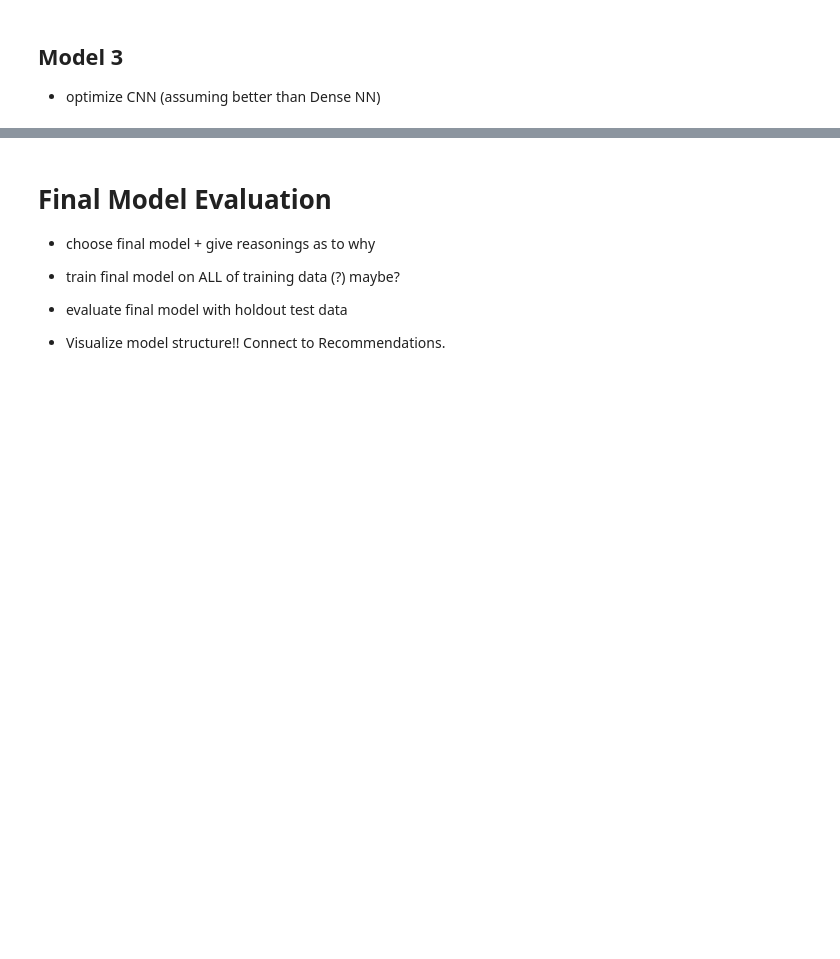
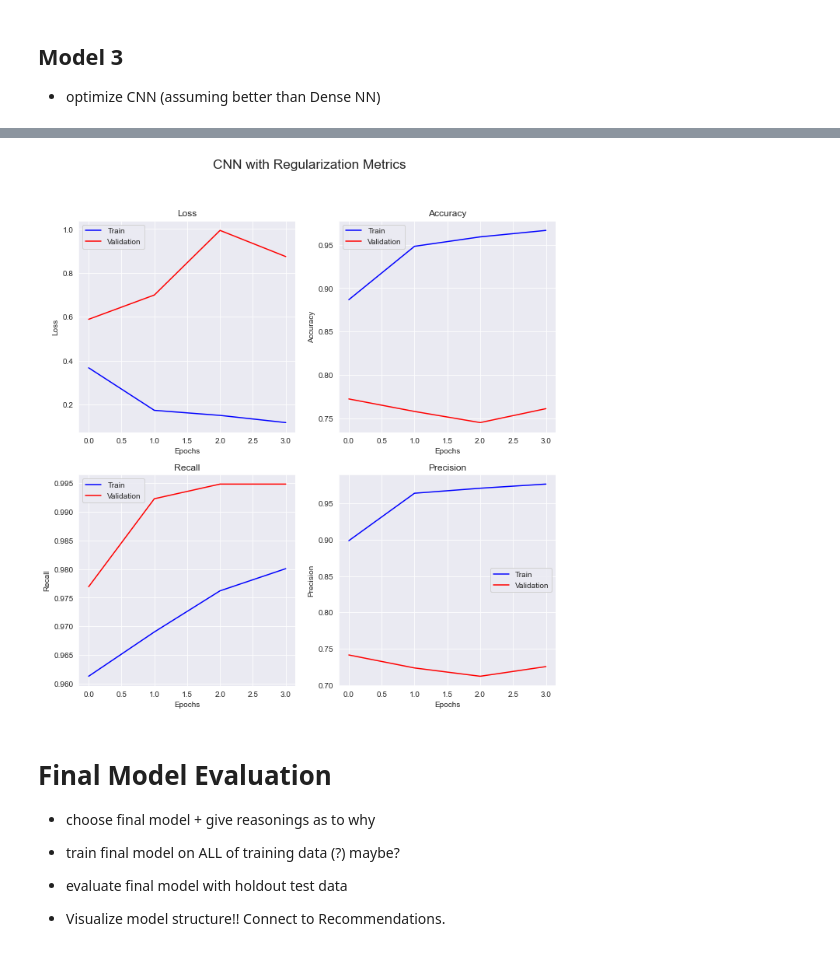
Before and after one commit to Bella3s/xray_image_classification, a Jupyter notebook: index.ipynb, the cells around one changed output, grey strips where cells are left out. Saved outputs shown, nothing was run; the diff lists cells and outputs as text; code cells hidden in the pictures; blank space fills up the shorter version.

```diff
--- a/index.ipynb
+++ b/index.ipynb
@@ -618,0 +682,21 @@ visualize_metrics(range(callback.stopped_epoch+1), train_metrics, val_metrics, '
+# %%
+# Comiple Model
+cnn_reg.compile(loss='binary_crossentropy',
+           optimizer='adam',
+           metrics=['accuracy', tf.keras.metrics.Recall(), tf.keras.metrics.Precision()])
+# %%
+start_time = time.time()
+
+# Add an Early Stopping
+callback = keras.callbacks.EarlyStopping(monitor='val_accuracy',
+                             patience=3)
+
+# Train Model
+cnn_reg_history = cnn_reg.fit(train_generator,
+                     epochs=40,
+                     validation_data = val_generator,
+                     callbacks=[callback])
+
+end_time = time.time()
+execution_time = end_time - start_time
+print('Execution Time: {}'.format(round(execution_time),2))
@@ -619,3 +713,8 @@ visualize_metrics(range(callback.stopped_epoch+1), train_metrics, val_metrics, '
+# %%
+train_metrics, val_metrics = create_metric_lists(cnn_reg_history)
+visualize_metrics(range(callback.stopped_epoch+1), train_metrics, val_metrics, 'CNN with Regularization')
+# %% [output]
+[figure, added]
 # %% [markdown]
 # Final Model Evaluation
 
```
Also changed, not shown: parts of 18 cells of this notebook.
